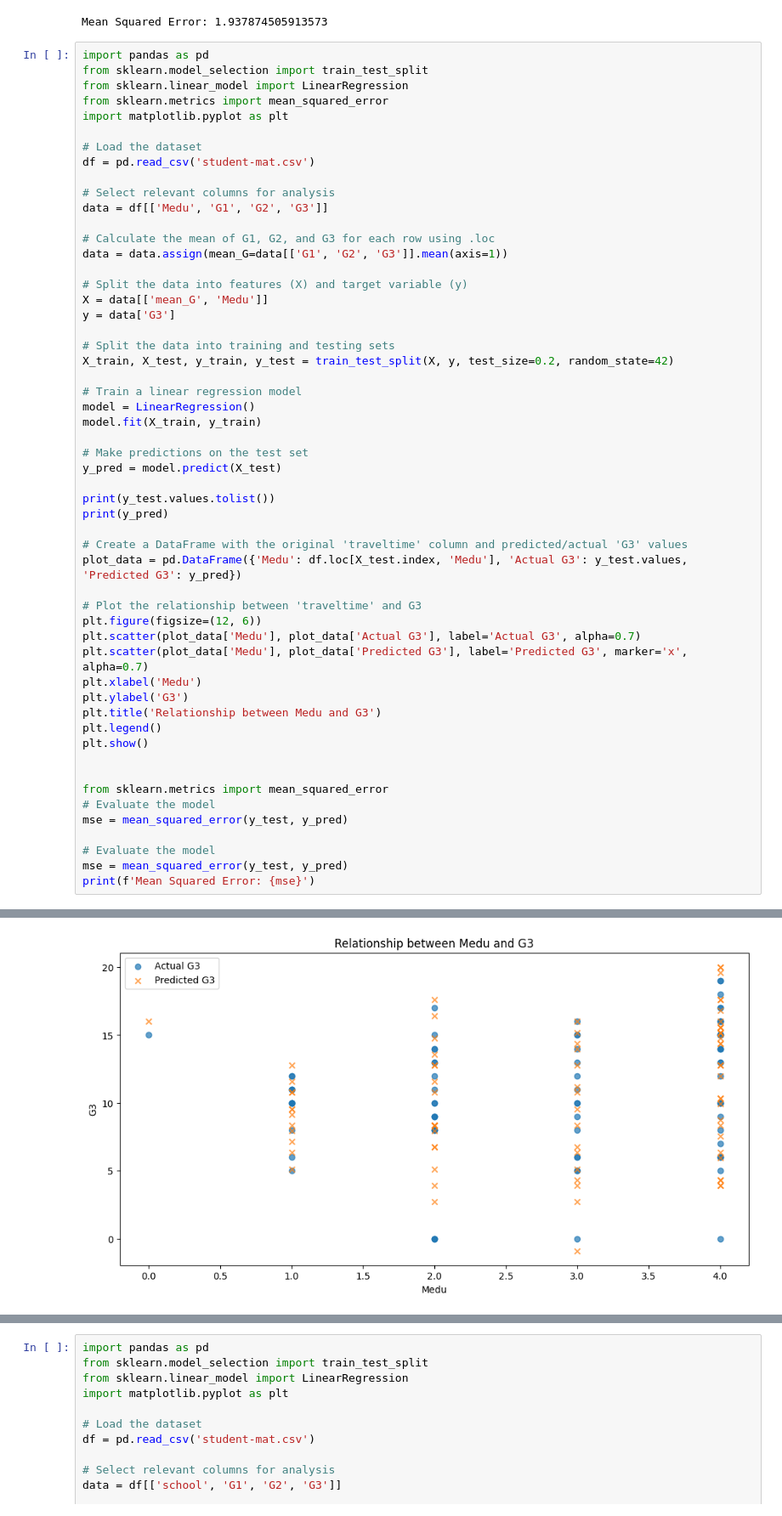
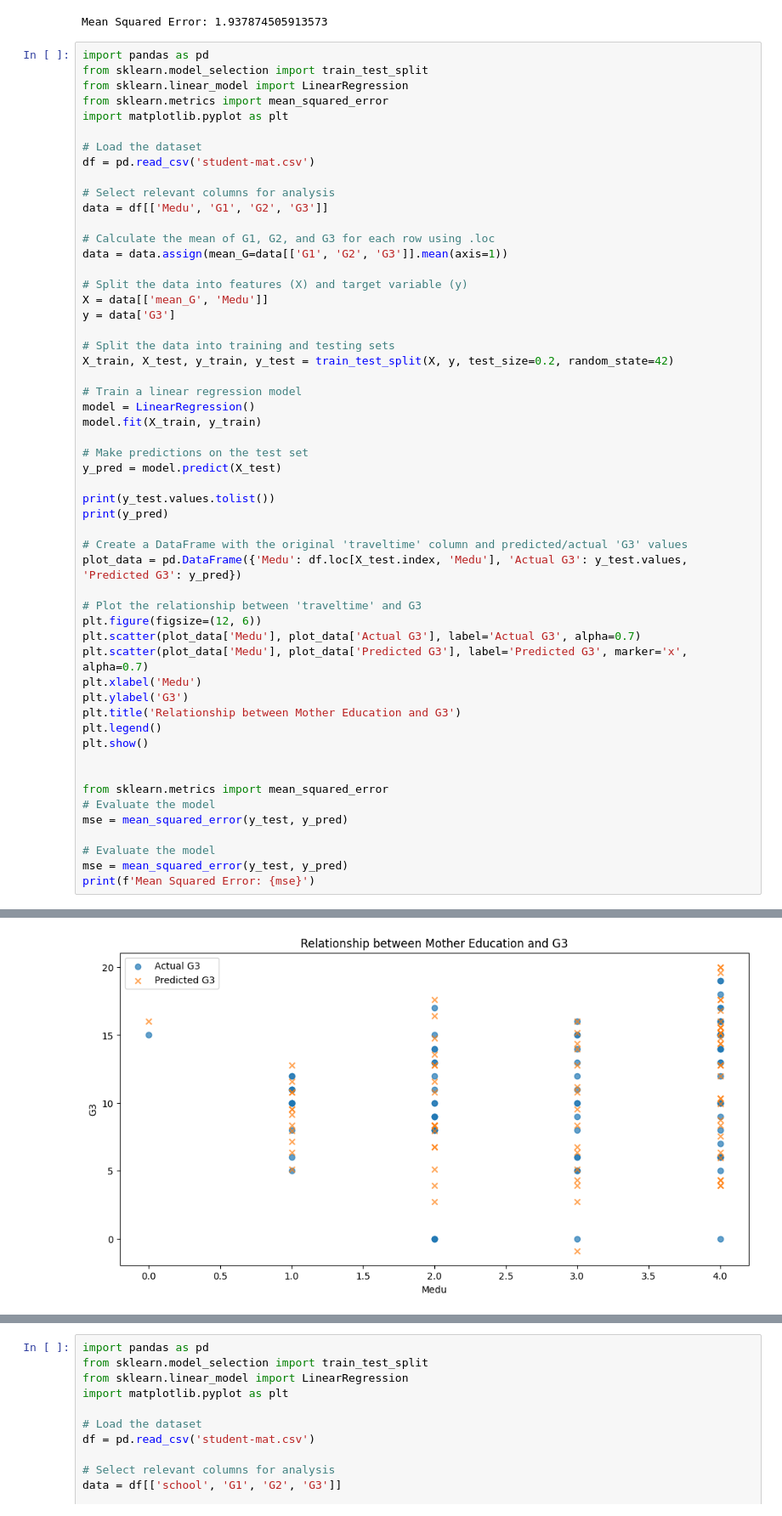
Before and after one commit to BMSaumya/Inspiher, a Jupyter notebook: saumya_taskset.ipynb, the cells around one changed output, grey strips where cells are left out. Shown at 85% size. Cells and saved outputs as stored; diff of their text form.

```diff
--- a/saumya_taskset.ipynb
+++ b/saumya_taskset.ipynb
@@ -187,35 +187,35 @@ plt.scatter(plot_data['Medu'], plot_data['Actual G3'], label='Actual G3', alpha=
 plt.scatter(plot_data['Medu'], plot_data['Predicted G3'], label='Predicted G3', marker='x', alpha=0.7)
 plt.xlabel('Medu')
 plt.ylabel('G3')
-plt.title('Relationship between Medu and G3')
+plt.title('Relationship between Mother Education and G3')
 plt.legend()
 plt.show()
 
 
 from sklearn.metrics import mean_squared_error
 # Evaluate the model
 mse = mean_squared_error(y_test, y_pred)
 
 # Evaluate the model
 mse = mean_squared_error(y_test, y_pred)
 print(f'Mean Squared Error: {mse}')
 # %% [output]
 [10, 12, 5, 10, 9, 13, 18, 6, 0, 14, 15, 7, 15, 10, 14, 8, 8, 11, 15, 0, 14, 16, 16, 6, 0, 19, 11, 12, 17, 10, 8, 10, 15, 13, 8, 5, 0, 15, 14, 8, 5, 11, 14, 9, 15, 10, 11, 13, 13, 16, 13, 15, 12, 10,  ...
 [ 7.94854527 12.77715506  2.71763601  8.35084475  8.35084475 12.77613899
  19.61319794  6.34036344  3.92555051 12.77410685 15.18891978  5.93501575
  13.98202135 10.76362554 14.78763637  8.35084475  6.74164685 10.76565768
  15.99656694  5.13244894 14.38330475 15.99351873 15.59020318  4.32581785
   3.92351837 20.01549742 10.76464161  9.55672711 17.60170056 10.36030999
   7.54421366  7.94956134 15.59020318 12.77410685  6.3383313   3.92351837
  -0.90305927 15.18790371 12.77512292  6.74164685  5.13346501  9.55875925
  14.38330475  8.35084475 16.39683427  9.95801052 11.16592501 14.38432082
  11.9695079  16.79710161 13.58073794 15.18790371 10.36030999  8.34881261
   4.32581785 11.56924056 10.76565768  2.71865208 15.99250266 17.60170056
  12.77613899  8.34982868  8.35186082  4.32683392  6.74063078 17.6037327
   7.14496239  9.55875925  8.75111209 15.59020318  6.33731523  9.15645977
  14.78560423 20.01549742 11.57025663  5.13143287  8.35084475 15.18790371
   3.92453444]
-[figure, old version]
+[figure, new version]
 Mean Squared Error: 1.8976517101980122
 # %%
 import pandas as pd
```
Also changed, not shown: parts of 4 cells of this notebook.
